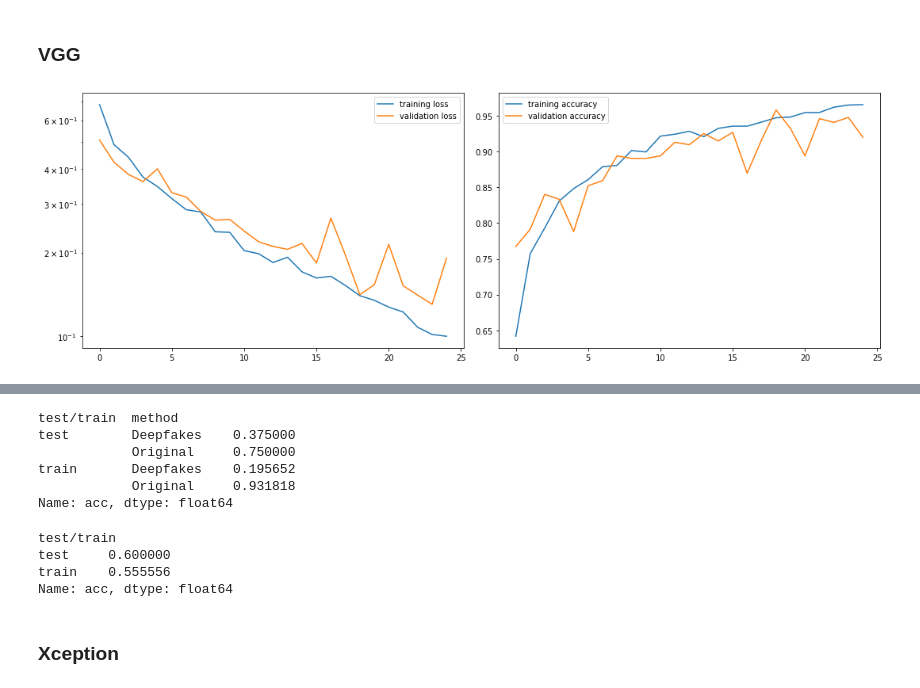
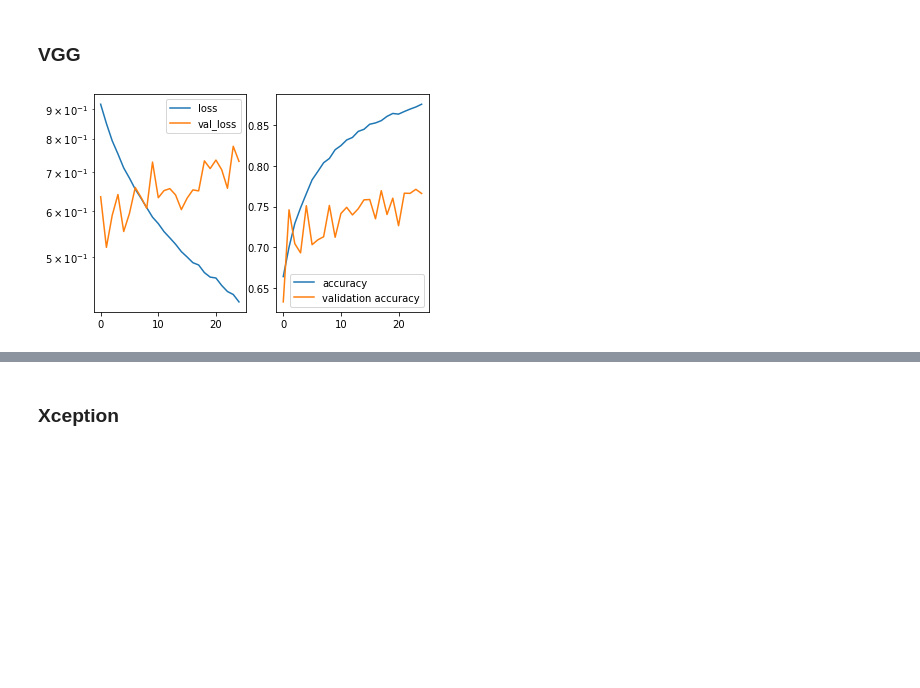
Before and after one commit to LSEDev/DeepfakeDetection, a Jupyter notebook: AI_Platform_Train.ipynb, the cells around one changed output, grey strips where cells are left out. Drawn from its saved outputs; the diff is of its cells as text; code cells hidden in the pictures; blank space fills up the shorter version.

Commit message:
prediction accuracies

```diff
--- a/AI_Platform_Train.ipynb
+++ b/AI_Platform_Train.ipynb
@@ -217,7 +236,7 @@ def load_model_weights(model, architecture):
 
     If there are no saved weights, a message is printed. '''
 
-    path_to_weights = "../all_faces_bucket/weights/" + architecture
+    path_to_weights = "../all_faces_bucket/trained_models/weights/" + architecture
     # get all the weights file names in a list
     if os.path.exists(path_to_weights):
         all_weights = sorted(os.listdir(path_to_weights + '/'))
@@ -253,40 +272,53 @@ def train_model(model, train_data, val_data, epochs, class_weights, architecture
     6. architecture: can choose vgg, xception, resnet50, mobilenet or efficientnet
     '''
 
+    # Make a trained_models folder if it doesn't exist
+    if not os.path.exists('../all_faces_bucket/trained_models'):
+        os.makedirs('../all_faces_bucket/trained_models')
+
     # Make a weights folder if it doesn't exist
-    if not os.path.exists('../all_faces_bucket/weights'):
-        os.makedirs('../all_faces_bucket/weights')
+    if not os.path.exists('../all_faces_bucket/trained_models/weights'):
+        os.makedirs('../all_faces_bucket/trained_models/weights')
 
-    # Make a weights folder for the artchitecture if it doesn't exist
-    if not os.path.exists('../all_faces_bucket/weights/' + architecture):
-        os.makedirs('../all_faces_bucket/weights/' + architecture)
+    # Make a weights folder for the architecture if it doesn't exist
+    if not os.path.exists('../all_faces_bucket/trained_models/weights/' + architecture):
+        os.makedirs('../all_faces_bucket/trained_models/weights/' + architecture)
 
     # Save weights - below saves every epoch where there is improvement
-    # filepath="../all_faces_bucket/weights/" + architecture + "/epochs:{epoch:03d}-val_acc:{val_accuracy:.3f}.hdf5"
+    # filepath="../all_faces_bucket/trained_models/weights/" + architecture + "/epochs:{epoch:03d}-val_acc:{val_accuracy:.3f}.hdf5"
     # Below saves on file - the weights with the highest validation accuracy
-    filepath="../all_faces_bucket/weights/" + architecture + "/highest_val_acc.hdf5"
+    filepath="../all_faces_bucket/trained_models/weights/" + architecture + "/highest_val_acc.hdf5"
     checkpoint = ModelCheckpoint(filepath, monitor='val_accuracy',
                                 verbose=1, save_best_only=True, mode='max')
+
+    # Make a folder to store training accuracies if it doesn't exist
+    if not os.path.exists('../all_faces_bucket/trained_models/training_accuracies'):
+        os.makedirs('../all_faces_bucket/trained_models/training_accuracies')
+
+    # Callback to save training accuracies after each epoch
+    csv_logger = CSVLogger('../all_faces_bucket/trained_models/training_accuracies/' + architecture + ".csv", append=True)
 
     # Load previous weights from training if there are any
     load_model_weights(model, architecture)
 
-    model.fit(train_data, epochs=epochs, shuffle=True,
+    history = model.fit(train_data, epochs=epochs, shuffle=True,
               steps_per_epoch = train_data.n//train_data.batch_size,
               validation_data = val_data,
               validation_steps = val_data.n//val_data.batch_size,
               class_weight=class_weights,
-              callbacks=[plot_losses, checkpoint],
+              callbacks=[plot_losses, checkpoint, csv_logger],
               verbose=1)
 
-    # Make a models folder if it doesn't exist
-    if not os.path.exists('../all_faces_bucket/models'):
-        os.makedirs('../all_faces_bucket/models')
+    # Make a saved models folder if it doesn't exist
+    if not os.path.exists('../all_faces_bucket/trained_models/saved_models'):
+        os.makedirs('../all_faces_bucket/trained_models/saved_models')
 
     # Save model
-    model.save('../all_faces_bucket/models/' + architecture + '_model.h5')
+    model.save('../all_faces_bucket/trained_models/saved_models/' + architecture + '_model.h5')
 
-    return model
+    # Save entire training accuraciy history as a dictionary
+    with open('../all_faces_bucket/trained_models/training_accuracies/' + architecture, 'wb') as acc_file:
+        pickle.dump(history.history, acc_file)
 # %% [markdown]
 ## Unifying Function
 # %%
@@ -320,6 +349,6 @@ Note: Make sure CPUs have enough memory for each batch eg. 1 core with 3.75GB RA
 # %% [markdown]
 ### VGG
 # %%
-run_training(dropout = 0.5, lr_rate = 0.0001, architecture = 'vgg', batch = 256, epochs = 10)
+run_training(dropout = 0.5, lr_rate = 0.0002, architecture = 'vgg', batch = 32, epochs = 25)
 # %% [output]
-[figure, old version]
+[figure, new version]
@@ -328,13 +357,3 @@ Epoch 00025: val_accuracy did not improve from 0.95833
-test/train  method
-test        Deepfakes    0.375000
-            Original     0.750000
-train       Deepfakes    0.195652
-            Original     0.931818
-Name: acc, dtype: float64
-test/train
-test     0.600000
-train    0.555556
-Name: acc, dtype: float64
 # %% [markdown]
 ### Xception
 # %%
```
Also changed, not shown: parts of 9 cells of this notebook, 2 other files.
